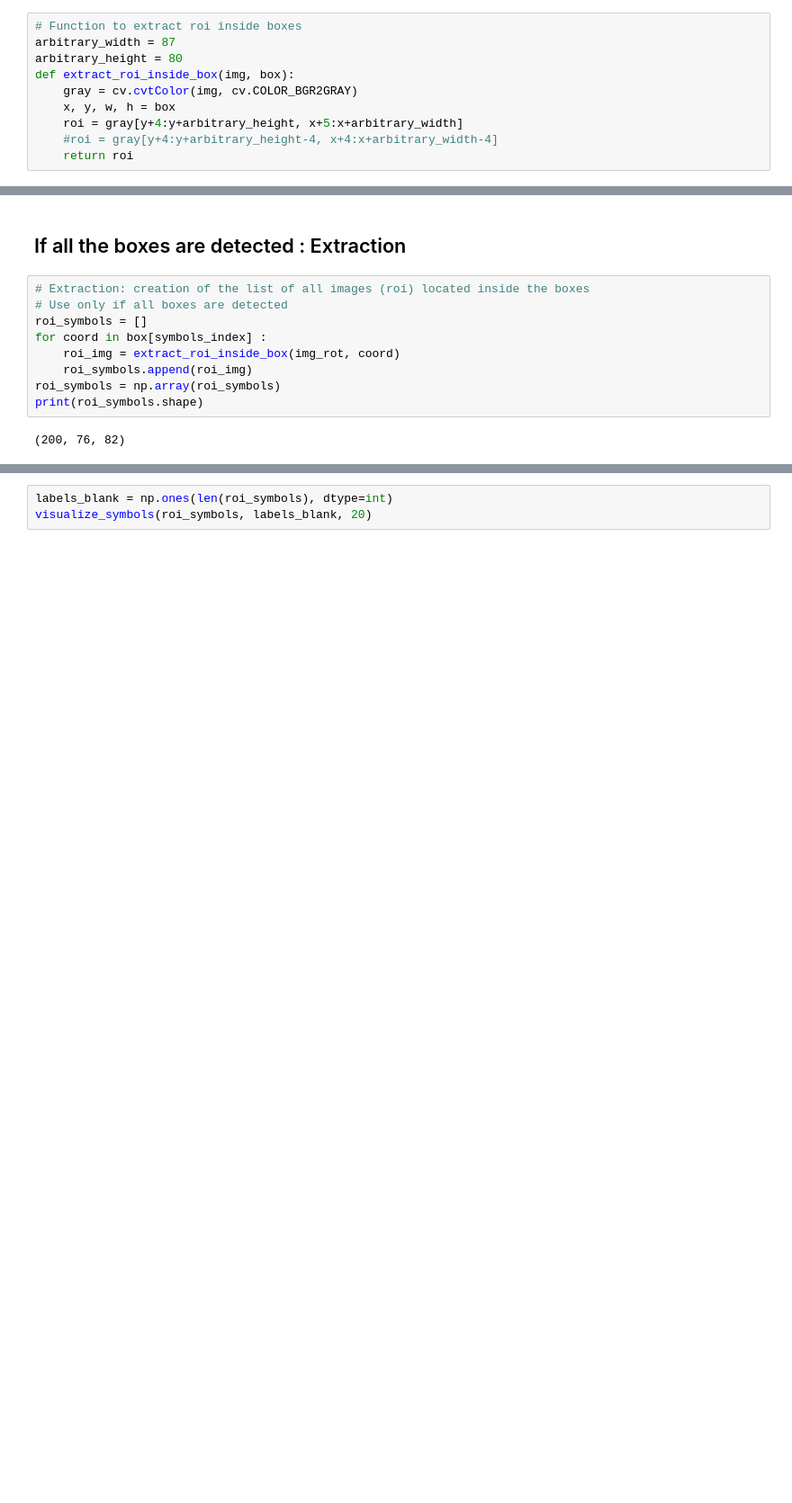
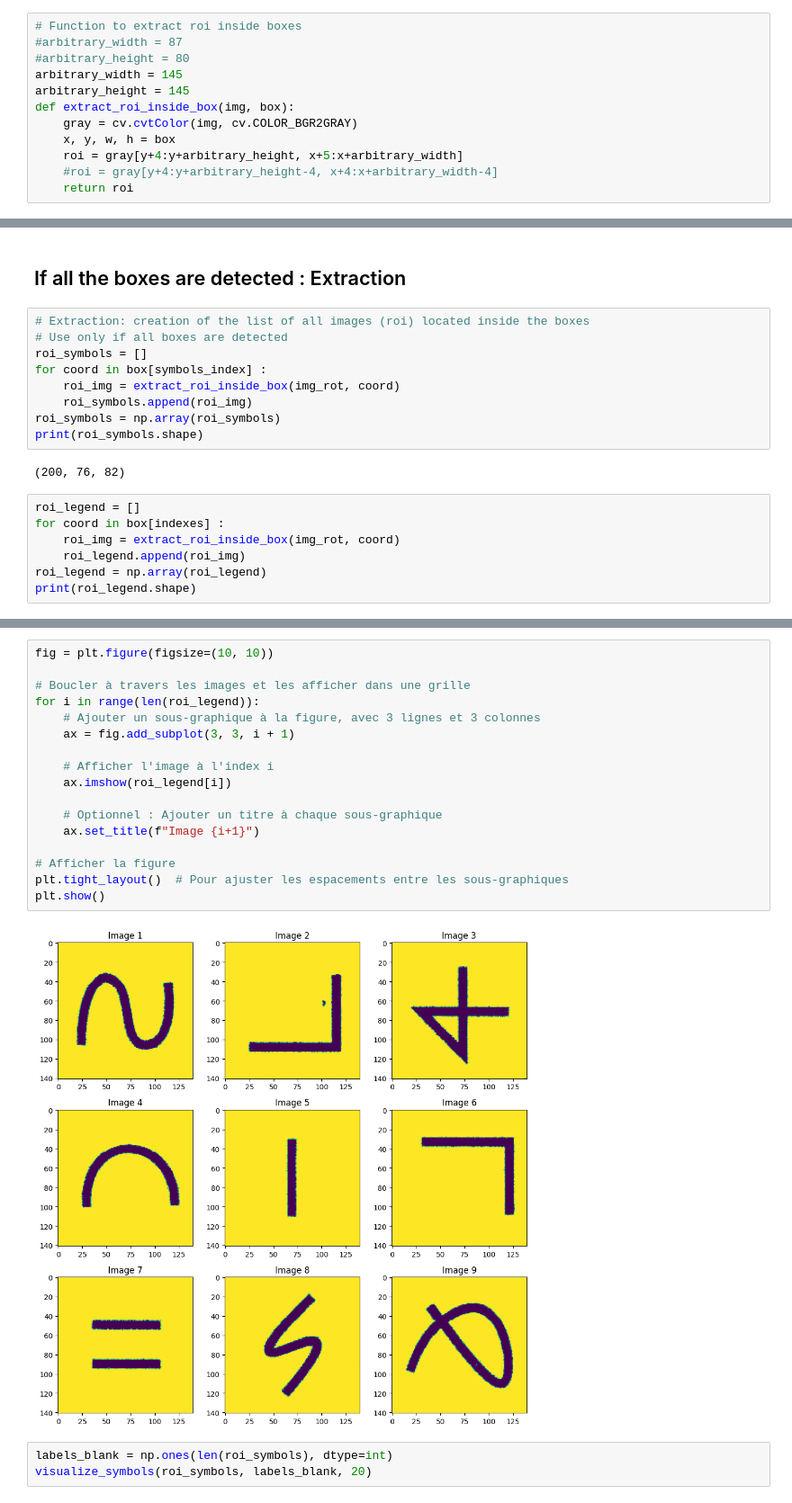
Before and after one commit to csdevignes/trec-coding, a Jupyter notebook: SymbolsAnnotation.ipynb, the cells around one changed output, grey strips where cells are left out. Shown at 90% size. Drawn from its saved outputs; the diff is of its cells as text; blank space fills up the shorter version.

```diff
--- a/SymbolsAnnotation.ipynb
+++ b/SymbolsAnnotation.ipynb
@@ -151,8 +160,10 @@ plot_boxes(img_rot, box)
 ## Functions
 # %%
 # Function to extract roi inside boxes
-arbitrary_width = 87
-arbitrary_height = 80
+#arbitrary_width = 87
+#arbitrary_height = 80
+arbitrary_width = 145
+arbitrary_height = 145
 def extract_roi_inside_box(img, box):
     gray = cv.cvtColor(img, cv.COLOR_BGR2GRAY)
     x, y, w, h = box
@@ -219,3 +230,10 @@ roi_symbols = np.array(roi_symbols)
 print(roi_symbols.shape)
 # %% [output]
 (200, 76, 82)
+# %%
+roi_legend = []
+for coord in box[indexes] :
+    roi_img = extract_roi_inside_box(img_rot, coord)
+    roi_legend.append(roi_img)
+roi_legend = np.array(roi_legend)
+print(roi_legend.shape)
@@ -222,3 +242,22 @@ print(roi_symbols.shape)
+# %%
+fig = plt.figure(figsize=(10, 10))
+
+# Boucler à travers les images et les afficher dans une grille
+for i in range(len(roi_legend)):
+    # Ajouter un sous-graphique à la figure, avec 3 lignes et 3 colonnes
+    ax = fig.add_subplot(3, 3, i + 1)
+
+    # Afficher l'image à l'index i
+    ax.imshow(roi_legend[i])
+
+    # Optionnel : Ajouter un titre à chaque sous-graphique
+    ax.set_title(f"Image {i+1}")
+
+# Afficher la figure
+plt.tight_layout()  # Pour ajuster les espacements entre les sous-graphiques
+plt.show()
+# %% [output]
+[figure, added]
 # %%
 labels_blank = np.ones(len(roi_symbols), dtype=int)
 visualize_symbols(roi_symbols, labels_blank, 20)
```
Also changed, not shown: parts of 9 cells of this notebook, 12 other files.
